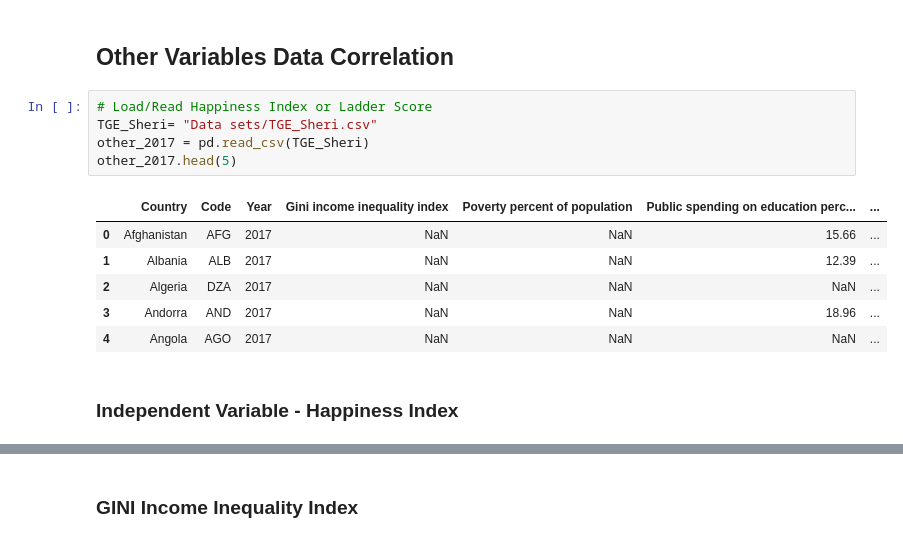
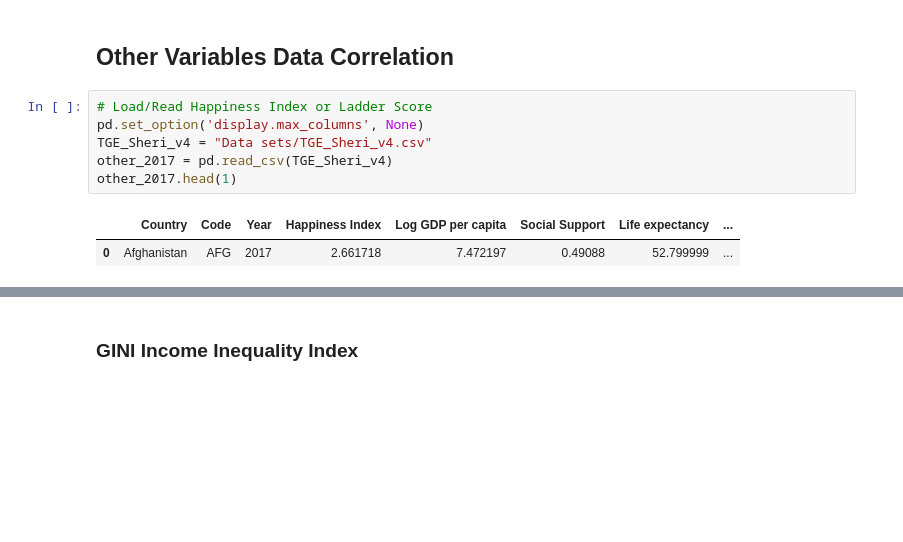
Before and after one commit to jkurtb/Suicide_squad, a Jupyter notebook: Other Variables Correlation.ipynb, the cells around one changed output, grey strips where cells are left out. Saved outputs shown, nothing was run; the diff lists cells and outputs as text; blank space fills up the shorter version.

```diff
--- a/Other Variables Correlation.ipynb
+++ b/Other Variables Correlation.ipynb
@@ -9,15 +28,10 @@ from scipy.stats import linregress
 ## Other Variables Data Correlation
 # %%
 # Load/Read Happiness Index or Ladder Score
-TGE_Sheri= "Data sets/TGE_Sheri.csv"
-other_2017 = pd.read_csv(TGE_Sheri)
-other_2017.head(5)
+pd.set_option('display.max_columns', None)
+TGE_Sheri_v4 = "Data sets/TGE_Sheri_v4.csv"
+other_2017 = pd.read_csv(TGE_Sheri_v4)
+other_2017.head(1)
 # %% [output]
-|  | Country | Code | Year | Gini income inequality index | Poverty percent of population | Public spending on education perc... | ... |
-| 0 | Afghanistan | AFG | 2017 | NaN | NaN | 15.66 | ... |
-| 1 | Albania | ALB | 2017 | NaN | NaN | 12.39 | ... |
-| 2 | Algeria | DZA | 2017 | NaN | NaN | NaN | ... |
-| 3 | Andorra | AND | 2017 | NaN | NaN | 18.96 | ... |
-| 4 | Angola | AGO | 2017 | NaN | NaN | NaN | ... |
+|  | Country | Code | Year | Happiness Index | Log GDP per capita | Social Support | Life expectancy | ... |
+| 0 | Afghanistan | AFG | 2017 | 2.661718 | 7.472197 | 0.49088 | 52.799999 | ... |
-# %% [markdown]
-### Independent Variable - Happiness Index
```
Also changed, not shown: parts of 53 cells of this notebook, 13 other files.
